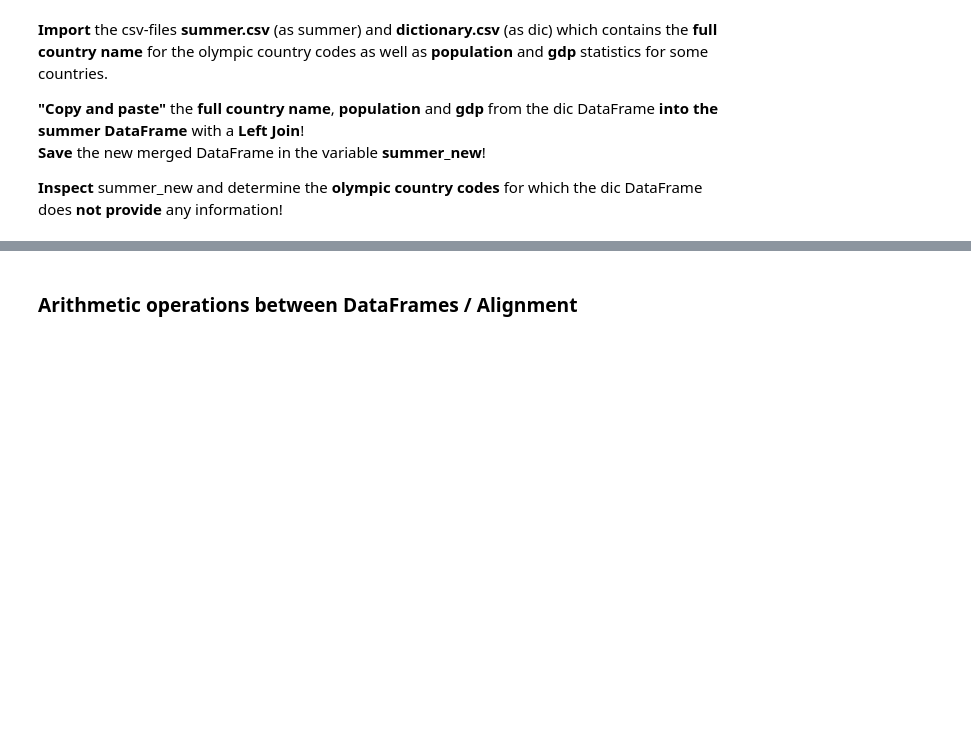
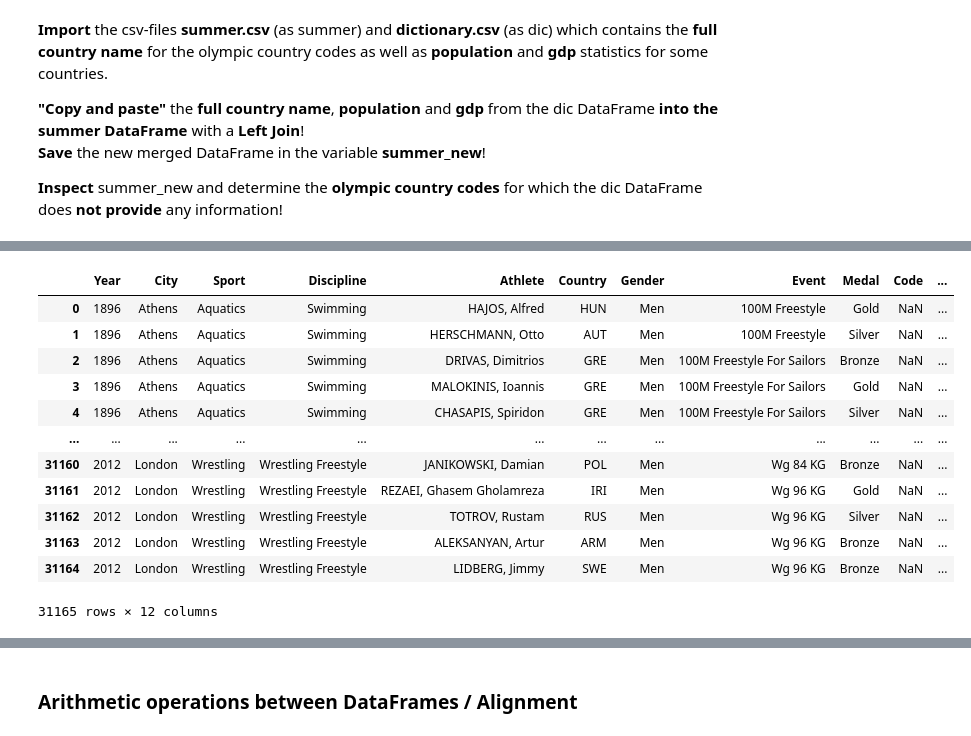
Before and after one commit to jho97/data-analyst-week-2, a Jupyter notebook: may_26/personal_work/Exercise_12.ipynb, the cells around one changed output, grey strips where cells are left out. Saved outputs shown, nothing was run; the diff lists cells and outputs as text; code cells hidden in the pictures; blank space fills up the shorter version.

Commit message:
left join

```diff
--- a/may_26/personal_work/Exercise_12.ipynb
+++ b/may_26/personal_work/Exercise_12.ipynb
@@ -93,3 +99,6 @@ __"Copy and paste"__ the __full country name__, __population__ and __gdp__ from
 __Save__ the new merged DataFrame in the variable __summer_new__!<br>
 
 __Inspect__ summer_new and determine the __olympic country codes__ for which the dic DataFrame does __not provide__ any information!
+# %%
+summer = pd.read_csv('summer.csv')
+dic = pd.read_csv('dictionary.csv')
@@ -95,0 +123,16 @@ __Inspect__ summer_new and determine the __olympic country codes__ for which the
+# %%
+pd.merge(summer, dic, how='left')
+# %% [output]
+|  | Year | City | Sport | Discipline | Athlete | Country | Gender | Event | Medal | Code | ... |
+| 0 | 1896 | Athens | Aquatics | Swimming | HAJOS, Alfred | HUN | Men | 100M Freestyle | Gold | NaN | ... |
+| 1 | 1896 | Athens | Aquatics | Swimming | HERSCHMANN, Otto | AUT | Men | 100M Freestyle | Silver | NaN | ... |
+| 2 | 1896 | Athens | Aquatics | Swimming | DRIVAS, Dimitrios | GRE | Men | 100M Freestyle For Sailors | Bronze | NaN | ... |
+| 3 | 1896 | Athens | Aquatics | Swimming | MALOKINIS, Ioannis | GRE | Men | 100M Freestyle For Sailors | Gold | NaN | ... |
+| 4 | 1896 | Athens | Aquatics | Swimming | CHASAPIS, Spiridon | GRE | Men | 100M Freestyle For Sailors | Silver | NaN | ... |
+| ... | ... | ... | ... | ... | ... | ... | ... | ... | ... | ... | ... |
+| 31160 | 2012 | London | Wrestling | Wrestling Freestyle | JANIKOWSKI, Damian | POL | Men | Wg 84 KG | Bronze | NaN | ... |
+| 31161 | 2012 | London | Wrestling | Wrestling Freestyle | REZAEI, Ghasem Gholamreza | IRI | Men | Wg 96 KG | Gold | NaN | ... |
+| 31162 | 2012 | London | Wrestling | Wrestling Freestyle | TOTROV, Rustam | RUS | Men | Wg 96 KG | Silver | NaN | ... |
+| 31163 | 2012 | London | Wrestling | Wrestling Freestyle | ALEKSANYAN, Artur | ARM | Men | Wg 96 KG | Bronze | NaN | ... |
+| 31164 | 2012 | London | Wrestling | Wrestling Freestyle | LIDBERG, Jimmy | SWE | Men | Wg 96 KG | Bronze | NaN | ... |
+31165 rows × 12 columns
```
Also changed, not shown: parts of 21 cells of this notebook.
